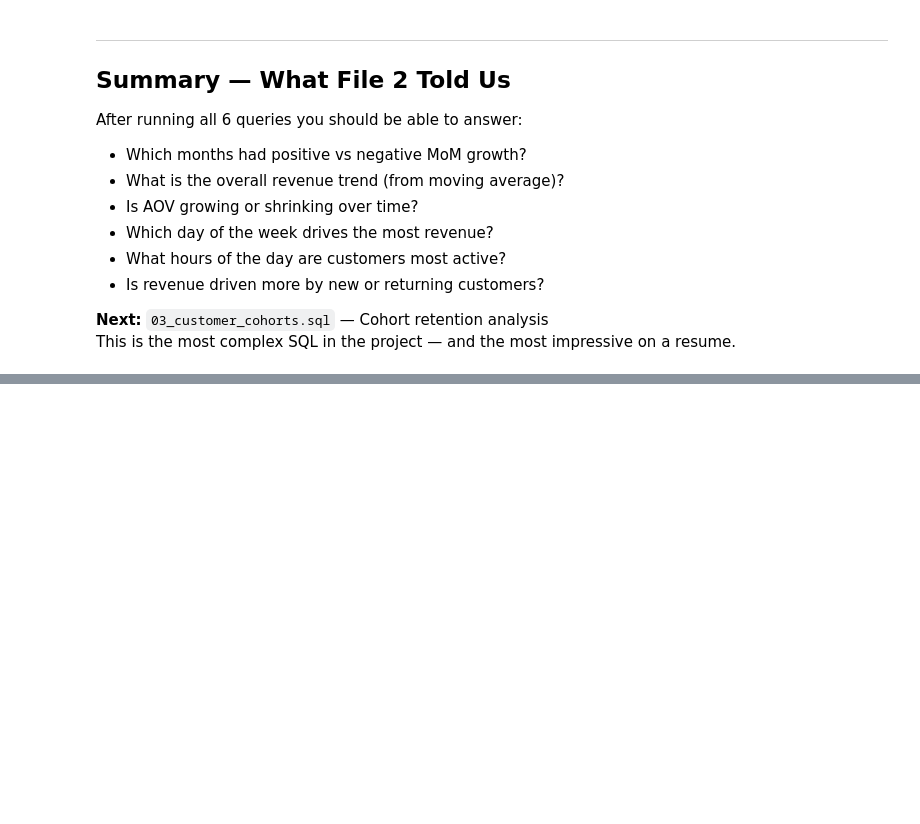
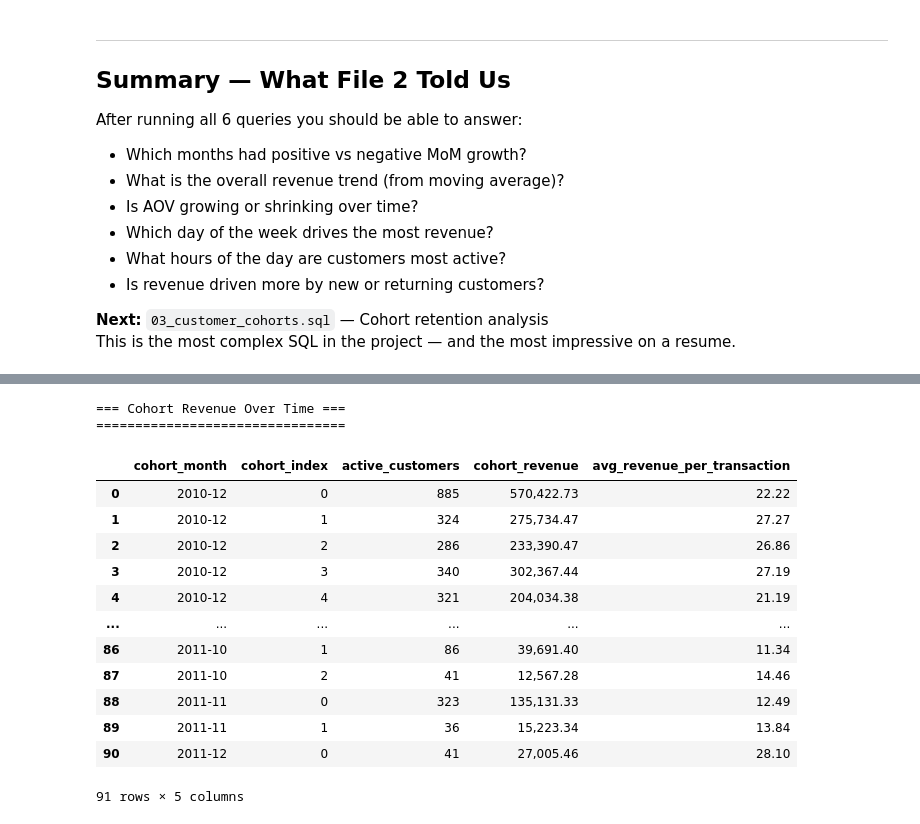
Before and after one commit to UtsavKhadka-Analyst/ecommerce-revenue-analytics, a Jupyter notebook: notebooks/02_sql_analysis.ipynb, the cells around one changed output, grey strips where cells are left out. Cells and saved outputs as stored; diff of their text form; code cells hidden in the pictures; blank space fills up the shorter version.

```diff
--- a/notebooks/02_sql_analysis.ipynb
+++ b/notebooks/02_sql_analysis.ipynb
@@ -677,0 +936,41 @@ This is the most complex SQL in the project — and the most impressive on a res
+# %%
+query_cohort4 = f"""
+WITH cohort_base AS (
+    SELECT CustomerID, MIN(YearMonth) AS cohort_month
+    FROM read_csv_auto('{CLEANED_DATA}')
+    WHERE is_cancelled = false AND CustomerID IS NOT NULL
+    GROUP BY CustomerID
+)
+SELECT
+    c.cohort_month,
+    (YEAR(STRPTIME(t.YearMonth, '%Y-%m')) * 12 + MONTH(STRPTIME(t.YearMonth, '%Y-%m')))
+    - (YEAR(STRPTIME(c.cohort_month, '%Y-%m')) * 12 + MONTH(STRPTIME(c.cohort_month, '%Y-%m')))
+    AS cohort_index,
+    COUNT(DISTINCT t.CustomerID) AS active_customers,
+    ROUND(SUM(t.Revenue), 2)     AS cohort_revenue,
+    ROUND(AVG(t.Revenue), 2)     AS avg_revenue_per_transaction
+FROM read_csv_auto('{CLEANED_DATA}') t
+INNER JOIN cohort_base c ON t.CustomerID = c.CustomerID
+WHERE t.is_cancelled = false AND t.CustomerID IS NOT NULL
+GROUP BY c.cohort_month, cohort_index
+ORDER BY c.cohort_month, cohort_index
+"""
+
+df_cohort4 = run_sql(query_cohort4, 'Cohort Revenue Over Time')
+display(df_cohort4)
+# %% [output]
+=== Cohort Revenue Over Time ===
+================================
+|  | cohort_month | cohort_index | active_customers | cohort_revenue | avg_revenue_per_transaction |
+| 0 | 2010-12 | 0 | 885 | 570,422.73 | 22.22 |
+| 1 | 2010-12 | 1 | 324 | 275,734.47 | 27.27 |
+| 2 | 2010-12 | 2 | 286 | 233,390.47 | 26.86 |
+| 3 | 2010-12 | 3 | 340 | 302,367.44 | 27.19 |
+| 4 | 2010-12 | 4 | 321 | 204,034.38 | 21.19 |
+| ... | ... | ... | ... | ... | ... |
+| 86 | 2011-10 | 1 | 86 | 39,691.40 | 11.34 |
+| 87 | 2011-10 | 2 | 41 | 12,567.28 | 14.46 |
+| 88 | 2011-11 | 0 | 323 | 135,131.33 | 12.49 |
+| 89 | 2011-11 | 1 | 36 | 15,223.34 | 13.84 |
+| 90 | 2011-12 | 0 | 41 | 27,005.46 | 28.10 |
+91 rows × 5 columns
```
Also changed, not shown: parts of 10 cells of this notebook, 1 other file.
